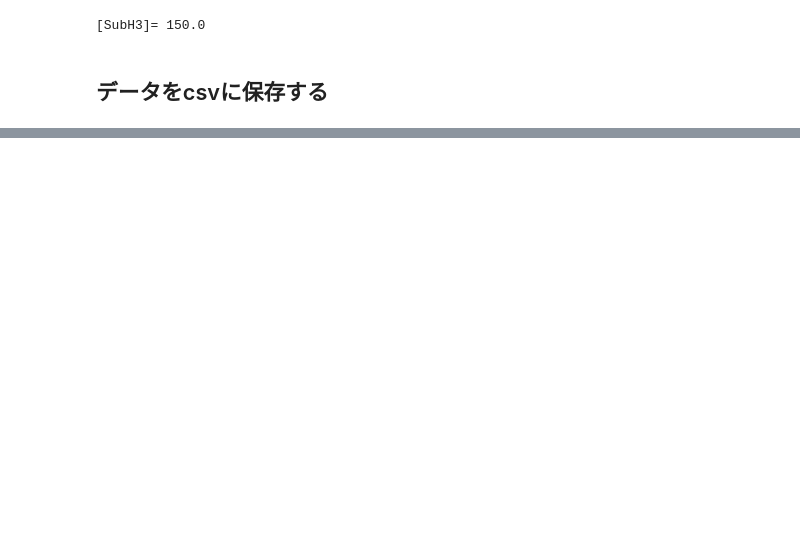
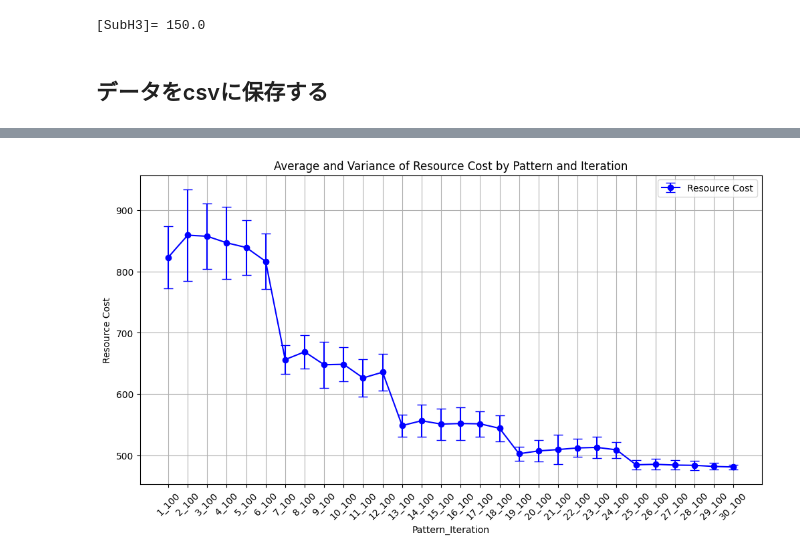
Before and after one commit to e215752/bachelor_project, a Jupyter notebook: FlowShop_ver1/FlowShop_ver1.ipynb, the cells around one changed output, grey strips where cells are left out. Drawn from its saved outputs; the diff is of its cells as text; code cells hidden in the pictures; blank space fills up the shorter version.

```diff
--- a/FlowShop_ver1/FlowShop_ver1.ipynb
+++ b/FlowShop_ver1/FlowShop_ver1.ipynb
@@ -588,0 +683,20 @@ else:
+# %%
+# resource_costをプロット
+plt.figure(figsize=(12, 6))
+
+# 分散のエラーバーを計算
+err_rc = np.sqrt(final_df['var_resource_cost'])
+
+plt.errorbar(final_df['label'], final_df['mean_resource_cost'],
+             yerr=err_rc,
+             fmt='o-', color='blue', capsize=5, label='Resource Cost')
+
+plt.xlabel('Pattern_Iteration')
+plt.ylabel('Resource Cost')
+plt.title('Average and Variance of Resource Cost by Pattern and Iteration')
+plt.xticks(rotation=45)  # ラベルを45度傾けて表示
+plt.legend()
+plt.grid(True)
+plt.show()
+# %% [output]
+[figure, added]
```
Also changed, not shown: parts of 8 cells of this notebook, 1 other file.
